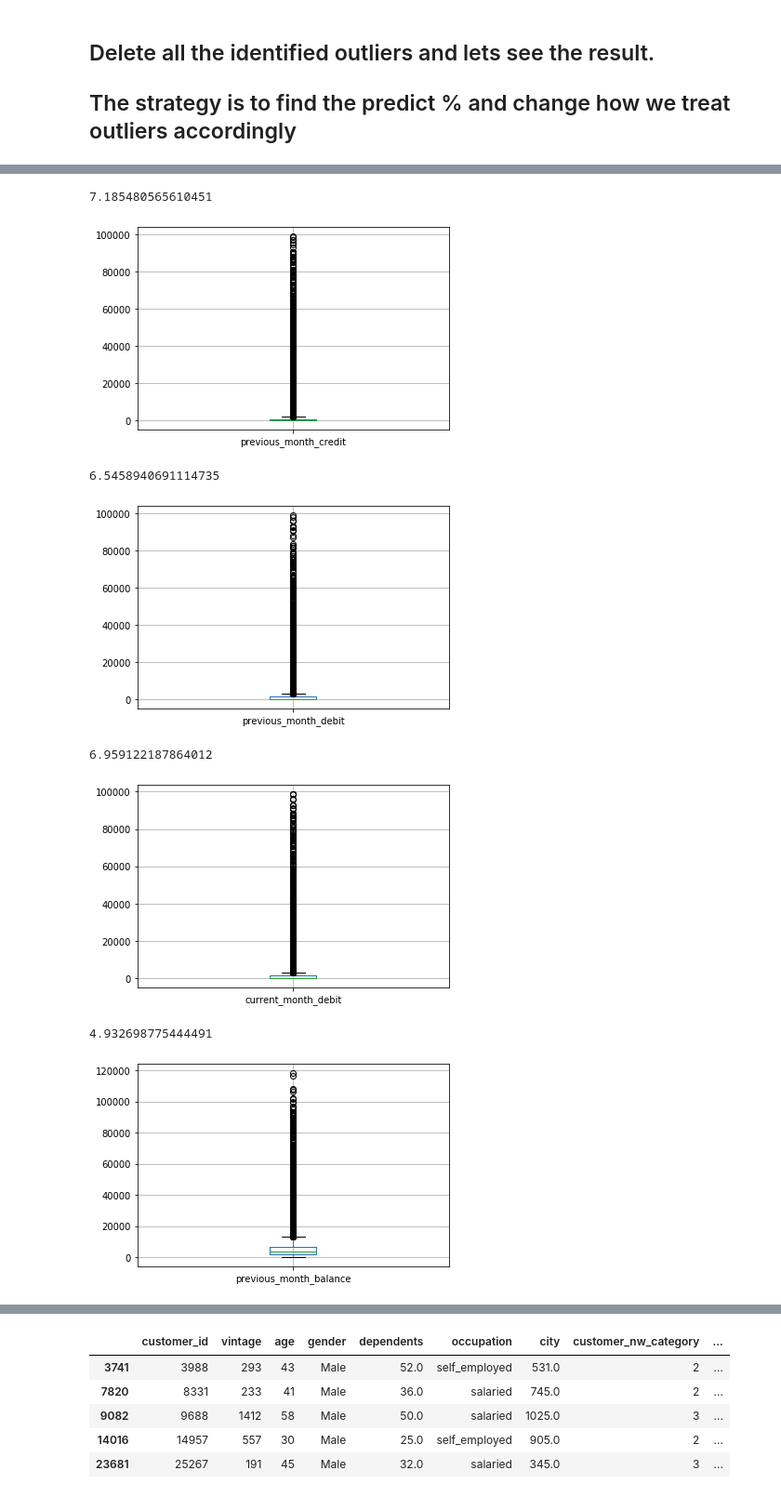
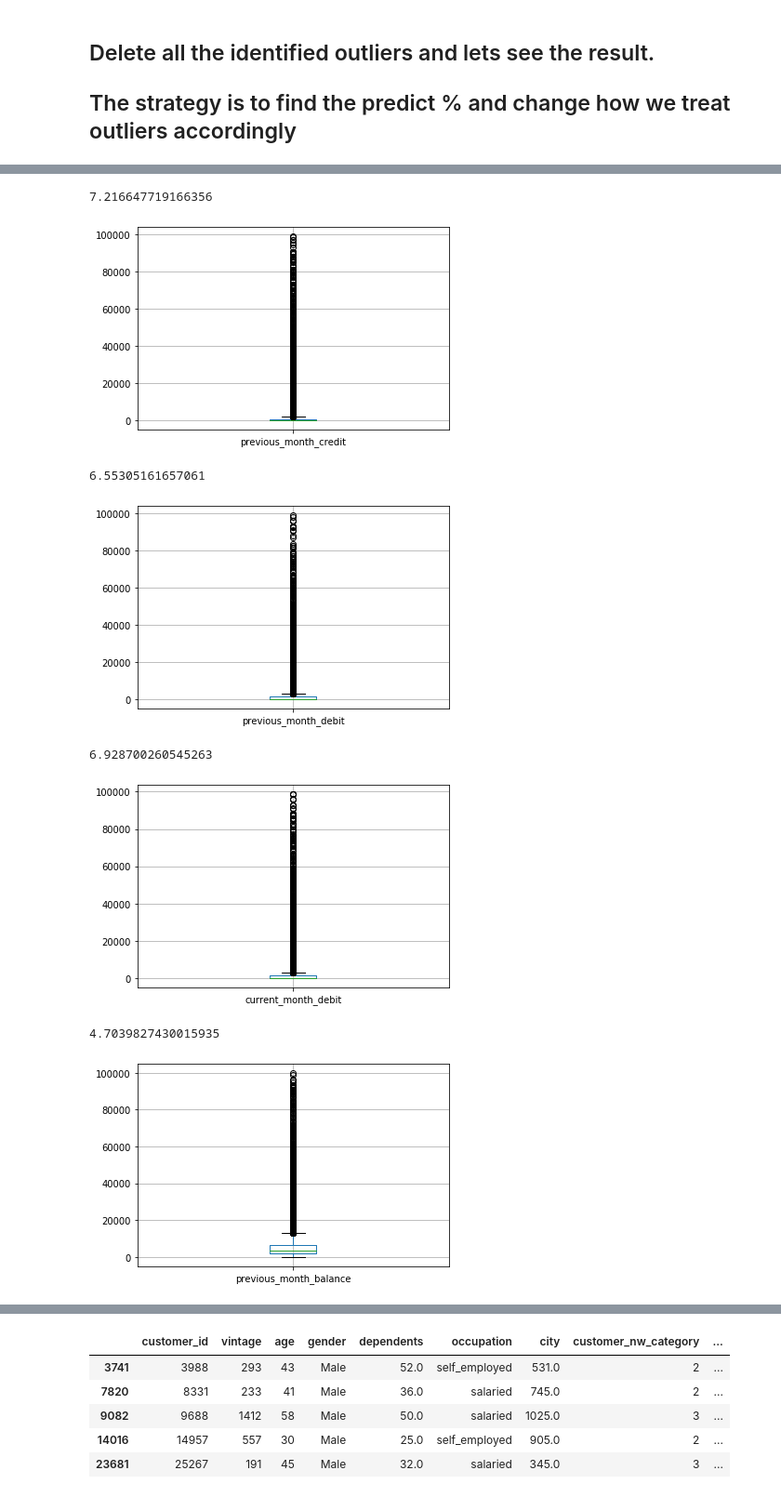
Before and after one commit to SuranjanDaw/Machine-Learning-and-Data-Science, a Jupyter notebook: Final project problem statement and dataset/Final_Project_solution.ipynb, the cells around one changed output, grey strips where cells are left out. Shown at 93% size. Cells and saved outputs as stored; diff of their text form; code cells hidden in the pictures.

```diff
--- a/Final project problem statement and dataset/Final_Project_solution.ipynb
+++ b/Final project problem statement and dataset/Final_Project_solution.ipynb
@@ -688,7 +688,7 @@ dtype: object
 ## The strategy is to find the predict % and change how we treat outliers accordingly
 # %%
 f = 'previous_month_end_balance'
-data= data[data[f]<150000]
+data= data[data[f]<100000]
 data = data[data[f]>=0]
 data.boxplot(f)
 data[f].skew()
@@ -729,7 +729,7 @@ data = data[data[f]>=0]
 data.boxplot(f)
 data[f].skew()
 # %% [output]
-7.185480565610451
+7.216647719166356
 [figure]
 # %%
 f = 'previous_month_debit'
@@ -738,7 +738,7 @@ data = data[data[f]>=0]
 data.boxplot(f)
 data[f].skew()
 # %% [output]
-6.5458940691114735
+6.55305161657061
 [figure]
 # %%
 f = 'current_month_debit'
@@ -747,17 +747,17 @@ data = data[data[f]>=0]
 data.boxplot(f)
 data[f].skew()
 # %% [output]
-6.959122187864012
+6.928700260545263
 [figure]
 # %%
 f = 'previous_month_balance'
-data= data[data[f]<200000]
+data= data[data[f]<100000]
 data = data[data[f]>=0]
 data.boxplot(f)
 data[f].skew()
 # %% [output]
-4.932698775444491
+4.7039827430015935
-[figure, old version]
+[figure, new version]
 # %%
 f = 'current_balance'
 data= data[data[f]<100000]
```
Also changed, not shown: parts of 20 cells of this notebook, 4 other files.
